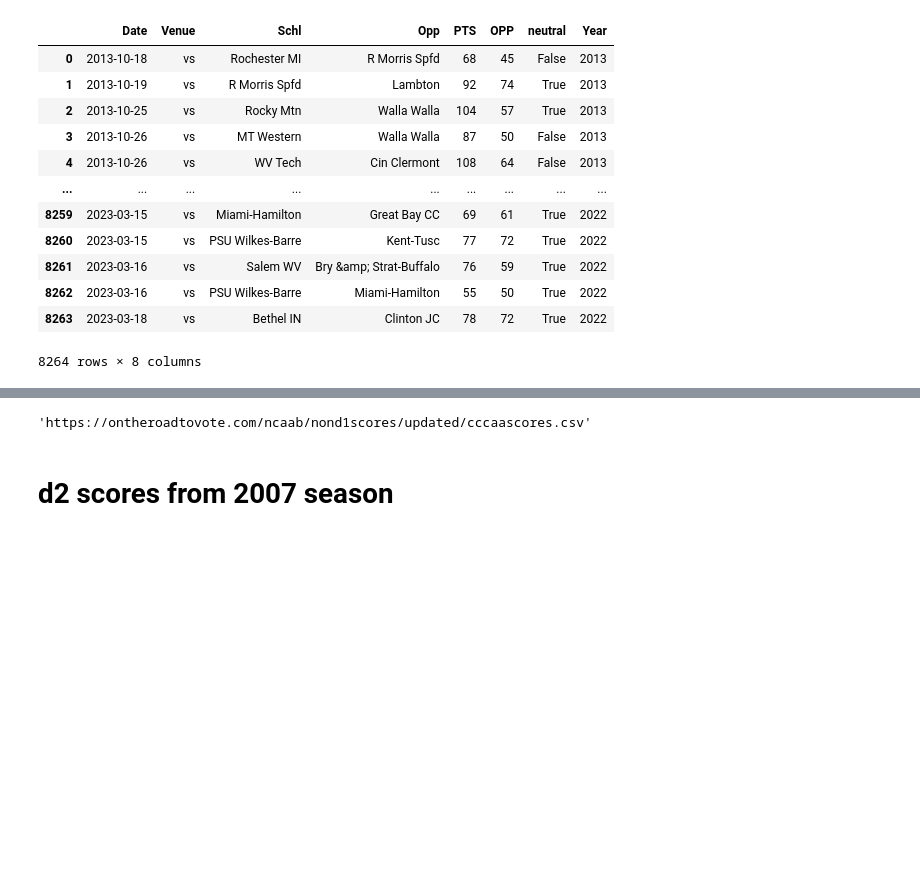
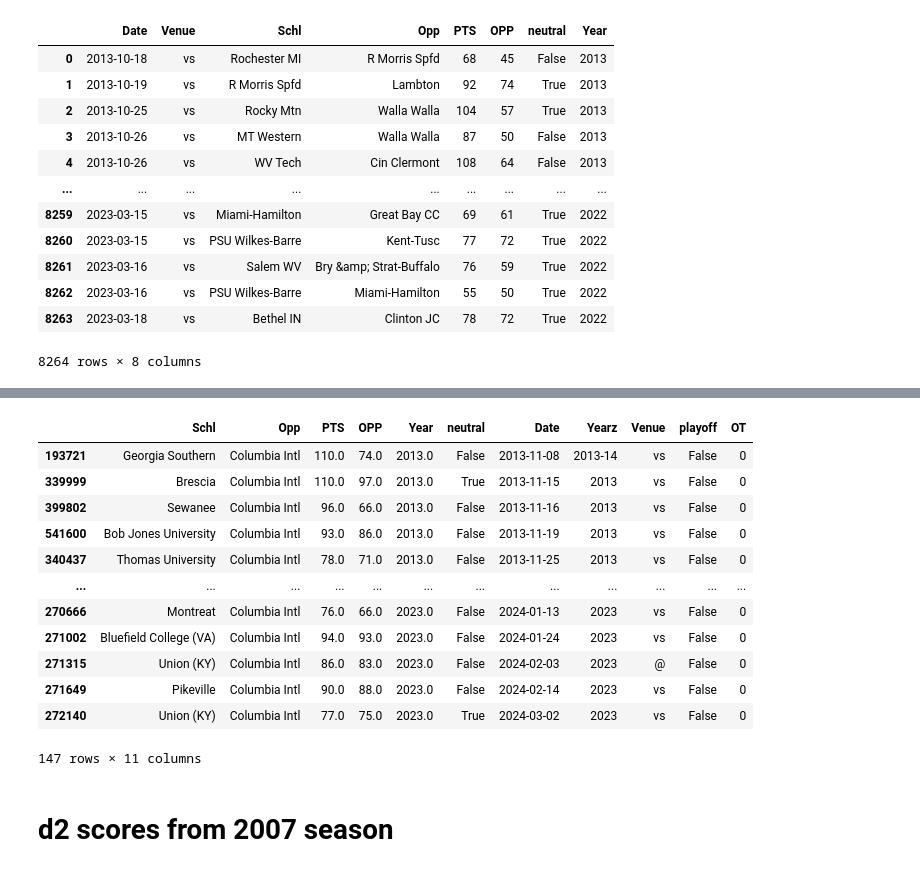
Before and after one commit to easella/ncaabelos, a Jupyter notebook: ncaab-for-free.ipynb, the cells around one changed output, grey strips where cells are left out. Drawn from its saved outputs; the diff is of its cells as text; code cells hidden in the pictures; blank space fills up the shorter version.

Commit message:
Kaggle Notebook | ncaab for free | Version 1183

```diff
--- a/ncaab-for-free.ipynb
+++ b/ncaab-for-free.ipynb
@@ -40,8 +40,8 @@ for url in d1:
             row=row.split(",")
             row=row[1]
             d1s[url].append(row)
-for key in uscaa:
-    nof=uscaa[key]
+for key in naia:
+    nof=naia[key]
 
     nof=str(nof)
     nof=nof.split("&format=")
@@ -62,7 +62,7 @@ for key in uscaa:
 
     gg=[]
     games[key]=[]
-    r = requests.get(uscaa[key])
+    r = requests.get(naia[key])
     soup = BeautifulSoup(r.text, 'lxml')
 
     p = re.compile(r'([^0-9-]+)\s{3,}')
@@ -1824,7 +1822,19 @@ playoff
-# %%
-url
-# %% [output]
-'https://ontheroadtovote.com/ncaab/nond1scores/updated/cccaascores.csv'
+# %%
+df22[df22.Opp=='Columbia Intl']
+# %% [output]
+|  | Schl | Opp | PTS | OPP | Year | neutral | Date | Yearz | Venue | playoff | OT |
+| 193721 | Georgia Southern | Columbia Intl | 110.0 | 74.0 | 2013.0 | False | 2013-11-08 | 2013-14 | vs | False | 0 |
+| 339999 | Brescia | Columbia Intl | 110.0 | 97.0 | 2013.0 | True | 2013-11-15 | 2013 | vs | False | 0 |
+| 399802 | Sewanee | Columbia Intl | 96.0 | 66.0 | 2013.0 | False | 2013-11-16 | 2013 | vs | False | 0 |
+| 541600 | Bob Jones University | Columbia Intl | 93.0 | 86.0 | 2013.0 | False | 2013-11-19 | 2013 | vs | False | 0 |
+| 340437 | Thomas University | Columbia Intl | 78.0 | 71.0 | 2013.0 | False | 2013-11-25 | 2013 | vs | False | 0 |
+| ... | ... | ... | ... | ... | ... | ... | ... | ... | ... | ... | ... |
+| 270666 | Montreat | Columbia Intl | 76.0 | 66.0 | 2023.0 | False | 2024-01-13 | 2023 | vs | False | 0 |
+| 271002 | Bluefield College (VA) | Columbia Intl | 94.0 | 93.0 | 2023.0 | False | 2024-01-24 | 2023 | vs | False | 0 |
+| 271315 | Union (KY) | Columbia Intl | 86.0 | 83.0 | 2023.0 | False | 2024-02-03 | 2023 | @ | False | 0 |
+| 271649 | Pikeville | Columbia Intl | 90.0 | 88.0 | 2023.0 | False | 2024-02-14 | 2023 | vs | False | 0 |
+| 272140 | Union (KY) | Columbia Intl | 77.0 | 75.0 | 2023.0 | True | 2024-03-02 | 2023 | vs | False | 0 |
+147 rows × 11 columns
 # %%
 confdf=pd.read_csv("https://ontheroadtovote.com/ncaab/ncaabconfs.csv")
 confdf=confdf.astype({"School":"string"})
```
Also changed, not shown: parts of 7 cells of this notebook.
